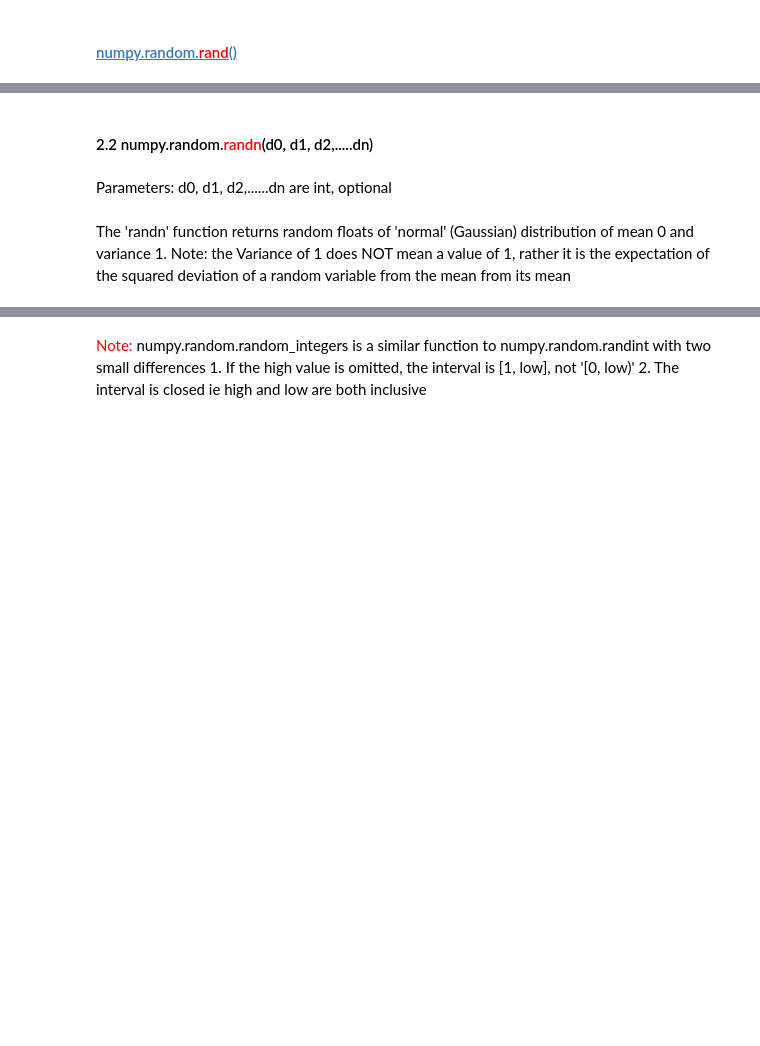
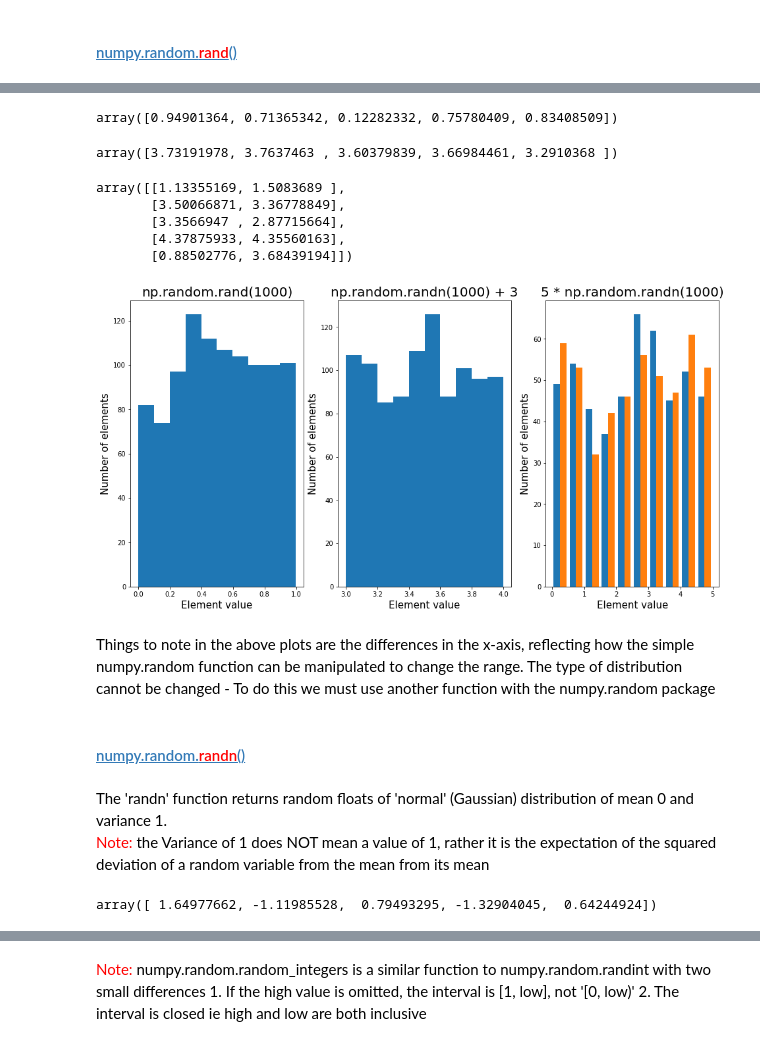
Before and after one commit to BarryClarke/numpy.random-package, a Jupyter notebook: numpy.random package.ipynb, the cells around one changed output, grey strips where cells are left out. Saved outputs shown, nothing was run; the diff lists cells and outputs as text; code cells hidden in the pictures; blank space fills up the shorter version.

Commit message:
added links and references

```diff
--- a/numpy.random package.ipynb
+++ b/numpy.random package.ipynb
@@ -65,11 +51,65 @@ array(32)
-# %% [markdown]
-#### 2.2 numpy.random.<font color = 'red'>randn</font>(d0, d1, d2,.....dn)
-# %% [markdown]
-Parameters: d0, d1, d2,......dn are int, optional
+# %%
+# produce an array of 5 random floats between [0, 1) with uniform distribution
+np.random.rand(5)
+# %% [output]
+array([0.94901364, 0.71365342, 0.12282332, 0.75780409, 0.83408509])
+# %%
+# produce an array of 5 random floats between [3, 4) with uniform distribution
+np.random.rand(5) + 3
+# %% [output]
+array([3.73191978, 3.7637463 , 3.60379839, 3.66984461, 3.2910368 ])
+# %%
+# Produce a 2D array of 5 rows, 2 columns of random floats between [0, 5) with uniform distribution
+5 * np.random.rand(5, 2)
+# %% [output]
+array([[1.13355169, 1.5083689 ],
+       [3.50066871, 3.36778849],
+       [3.3566947 , 2.87715664],
+       [4.37875933, 4.35560163],
+       [0.88502776, 3.68439194]])
+# %%
+# Produce histograms of the above 3 functions, to see the graphical results for each
+# produce an array of 1000 random floats between [0, 1) with uniform distribution
+x = np.random.rand(1000)
+# roduce an array of 1000 random floats between [3, 4) with uniform distribution
+y = np.random.rand(1000) +3
+# Produce a 2D array of 500 rows, 2 columns of random floats between [0, 5) with uniform distribution
+z = 5 * np.random.rand(500, 2)
+# Plot the results of each, by histogram, side by side for comparison
+plt.rcParams['figure.figsize'] = (16,8)
+plt.subplot(1,3,1)
+plt.hist(x)
+plt.title('np.random.rand(1000)', size=20)
+plt.xlabel('Element value', size=15)
+plt.ylabel('Number of elements', size=15)
+
+plt.subplot(1,3,2)
+plt.hist(y)
+plt.title('np.random.randn(1000) + 3', size=20)
+plt.xlabel('Element value', size=15)
+plt.ylabel('Number of elements', size=15)
+
+plt.subplot(1,3,3)
+plt.hist(z)
+plt.title('5 * np.random.randn(1000)', size=20)
+plt.xlabel('Element value', size=15)
+plt.ylabel('Number of elements', size=15)
+
+plt.show()
+# %% [output]
+[figure, added]
+# %% [markdown]
+Things to note in the above plots are the differences in the x-axis, reflecting how the simple numpy.random function can be manipulated to change the range. The type of distribution cannot be changed - To do this we must use another function with the numpy.random package
+# %% [markdown]
+#### [numpy.random.<font color = 'red'>randn</font>()](https://docs.scipy.org/doc/numpy-1.16.1/reference/generated/numpy.random.randn.html#numpy.random.randn)
 # %% [markdown]
-The 'randn' function returns random floats of 'normal' (Gaussian) distribution of mean 0 and variance 1.
-Note: the Variance of 1 does NOT mean a value of 1, rather it is the expectation of the squared deviation of a random
-variable from the mean from its mean
+The 'randn' function returns random floats of 'normal' (Gaussian) distribution of mean 0 and variance 1.<br>
+<font color = 'red'>Note:</font> the Variance of 1 does NOT mean a value of 1, rather it is the expectation of the squared deviation of a random variable from the mean from its mean
+# %%
+# produce an array of 5 random floats between of mean 0 and variance 1, with normal distribution
+np.random.randn(5)
+# %% [output]
+array([ 1.64977662, -1.11985528,  0.79493295, -1.32904045,  0.64244924])
 # %%
 np.random.randn(3,2)
 # %% [output]
```
Also changed, not shown: parts of 51 cells of this notebook.
